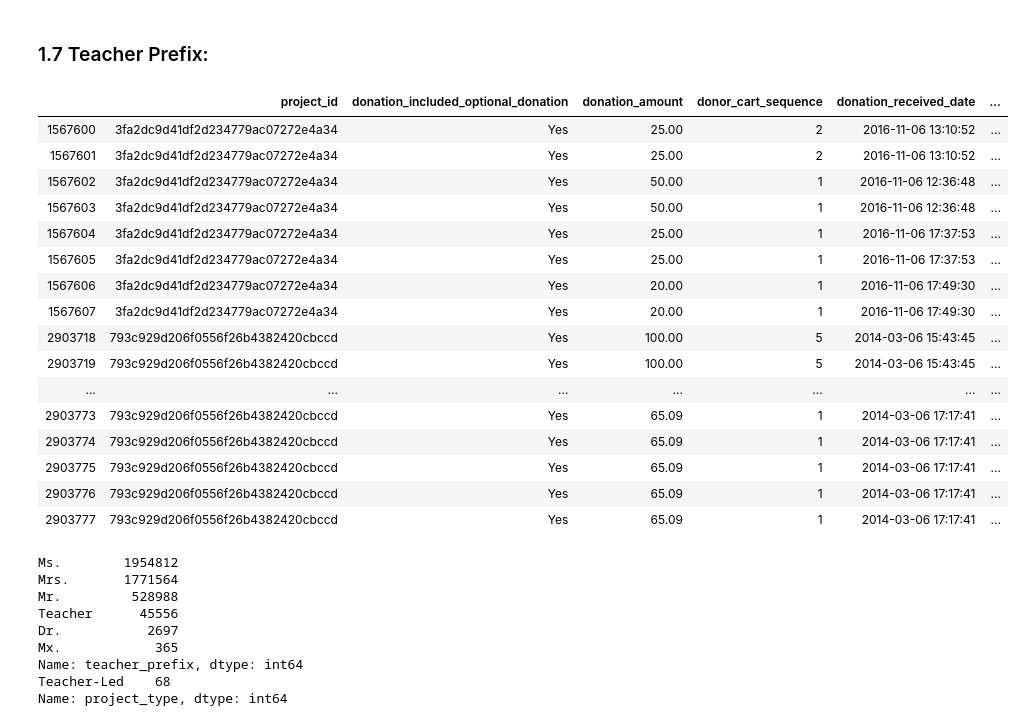
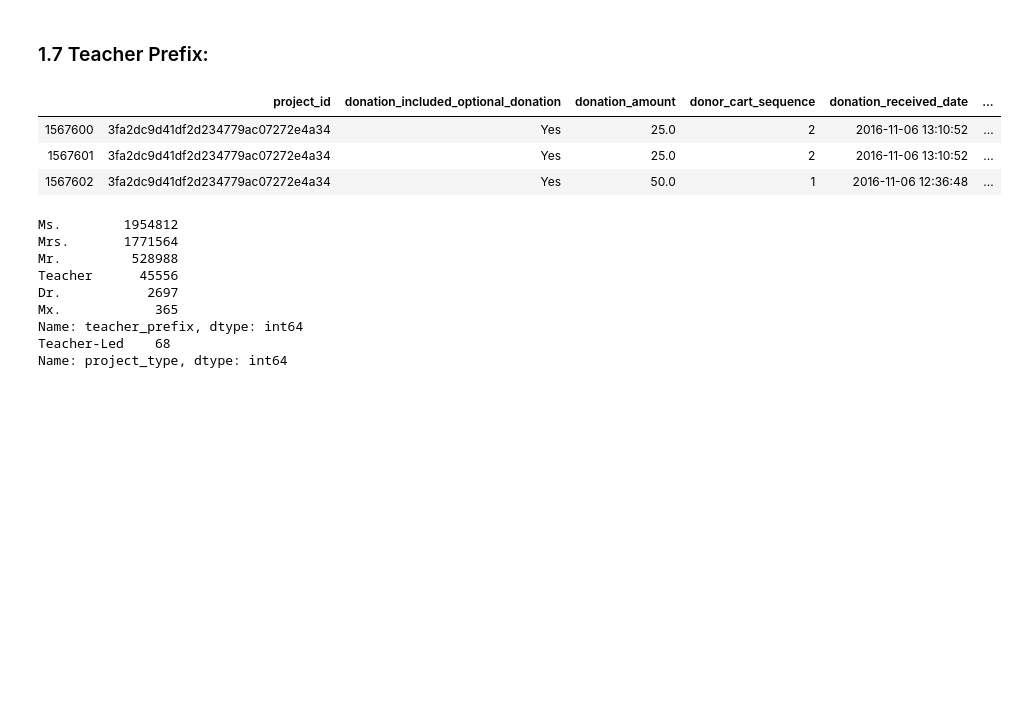
Before and after one commit to PMoquette/DonorsChoose-project, a Jupyter notebook: CA-projects-EDA.ipynb, the cells around one changed output. Drawn from its saved outputs; the diff is of its cells as text; code cells hidden in the pictures; blank space fills up the shorter version.

```diff
--- a/CA-projects-EDA.ipynb
+++ b/CA-projects-EDA.ipynb
@@ -352,25 +350,12 @@ dtype: int64
 ### 1.7 Teacher Prefix:
 # %%
 filtered_on_tch = ca_projects.loc[ca_projects['teacher_prefix'].isna()]
-filtered_on_tch
+filtered_on_tch.head(3)
 # %% [output]
 |  | project_id | donation_included_optional_donation | donation_amount | donor_cart_sequence | donation_received_date | ... |
-| 1567600 | 3fa2dc9d41df2d234779ac07272e4a34 | Yes | 25.00 | 2 | 2016-11-06 13:10:52 | ... |
-| 1567601 | 3fa2dc9d41df2d234779ac07272e4a34 | Yes | 25.00 | 2 | 2016-11-06 13:10:52 | ... |
-| 1567602 | 3fa2dc9d41df2d234779ac07272e4a34 | Yes | 50.00 | 1 | 2016-11-06 12:36:48 | ... |
-| 1567603 | 3fa2dc9d41df2d234779ac07272e4a34 | Yes | 50.00 | 1 | 2016-11-06 12:36:48 | ... |
-| 1567604 | 3fa2dc9d41df2d234779ac07272e4a34 | Yes | 25.00 | 1 | 2016-11-06 17:37:53 | ... |
-| 1567605 | 3fa2dc9d41df2d234779ac07272e4a34 | Yes | 25.00 | 1 | 2016-11-06 17:37:53 | ... |
-| 1567606 | 3fa2dc9d41df2d234779ac07272e4a34 | Yes | 20.00 | 1 | 2016-11-06 17:49:30 | ... |
-| 1567607 | 3fa2dc9d41df2d234779ac07272e4a34 | Yes | 20.00 | 1 | 2016-11-06 17:49:30 | ... |
-| 2903718 | 793c929d206f0556f26b4382420cbccd | Yes | 100.00 | 5 | 2014-03-06 15:43:45 | ... |
-| 2903719 | 793c929d206f0556f26b4382420cbccd | Yes | 100.00 | 5 | 2014-03-06 15:43:45 | ... |
-| ... | ... | ... | ... | ... | ... | ... |
-| 2903773 | 793c929d206f0556f26b4382420cbccd | Yes | 65.09 | 1 | 2014-03-06 17:17:41 | ... |
-| 2903774 | 793c929d206f0556f26b4382420cbccd | Yes | 65.09 | 1 | 2014-03-06 17:17:41 | ... |
-| 2903775 | 793c929d206f0556f26b4382420cbccd | Yes | 65.09 | 1 | 2014-03-06 17:17:41 | ... |
-| 2903776 | 793c929d206f0556f26b4382420cbccd | Yes | 65.09 | 1 | 2014-03-06 17:17:41 | ... |
-| 2903777 | 793c929d206f0556f26b4382420cbccd | Yes | 65.09 | 1 | 2014-03-06 17:17:41 | ... |
+| 1567600 | 3fa2dc9d41df2d234779ac07272e4a34 | Yes | 25.0 | 2 | 2016-11-06 13:10:52 | ... |
+| 1567601 | 3fa2dc9d41df2d234779ac07272e4a34 | Yes | 25.0 | 2 | 2016-11-06 13:10:52 | ... |
+| 1567602 | 3fa2dc9d41df2d234779ac07272e4a34 | Yes | 50.0 | 1 | 2016-11-06 12:36:48 | ... |
 # %%
 print(ca_projects['teacher_prefix'].value_counts())
 print(filtered_on_tch['project_type'].value_counts()) #They're teacher led projects, so I'll just fill the Null values with "Teacher"
```
Also changed, not shown: parts of 47 cells of this notebook.
